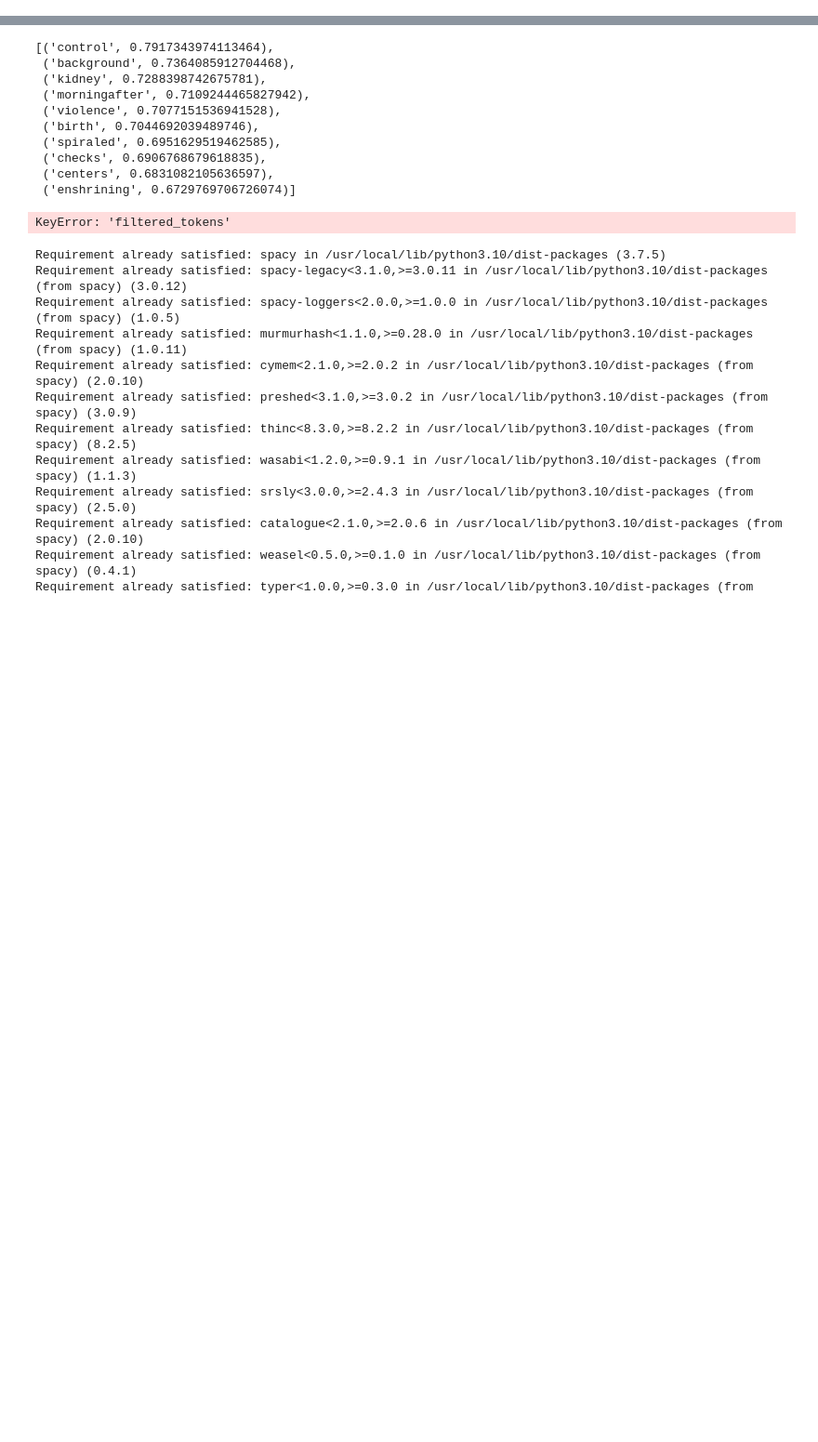
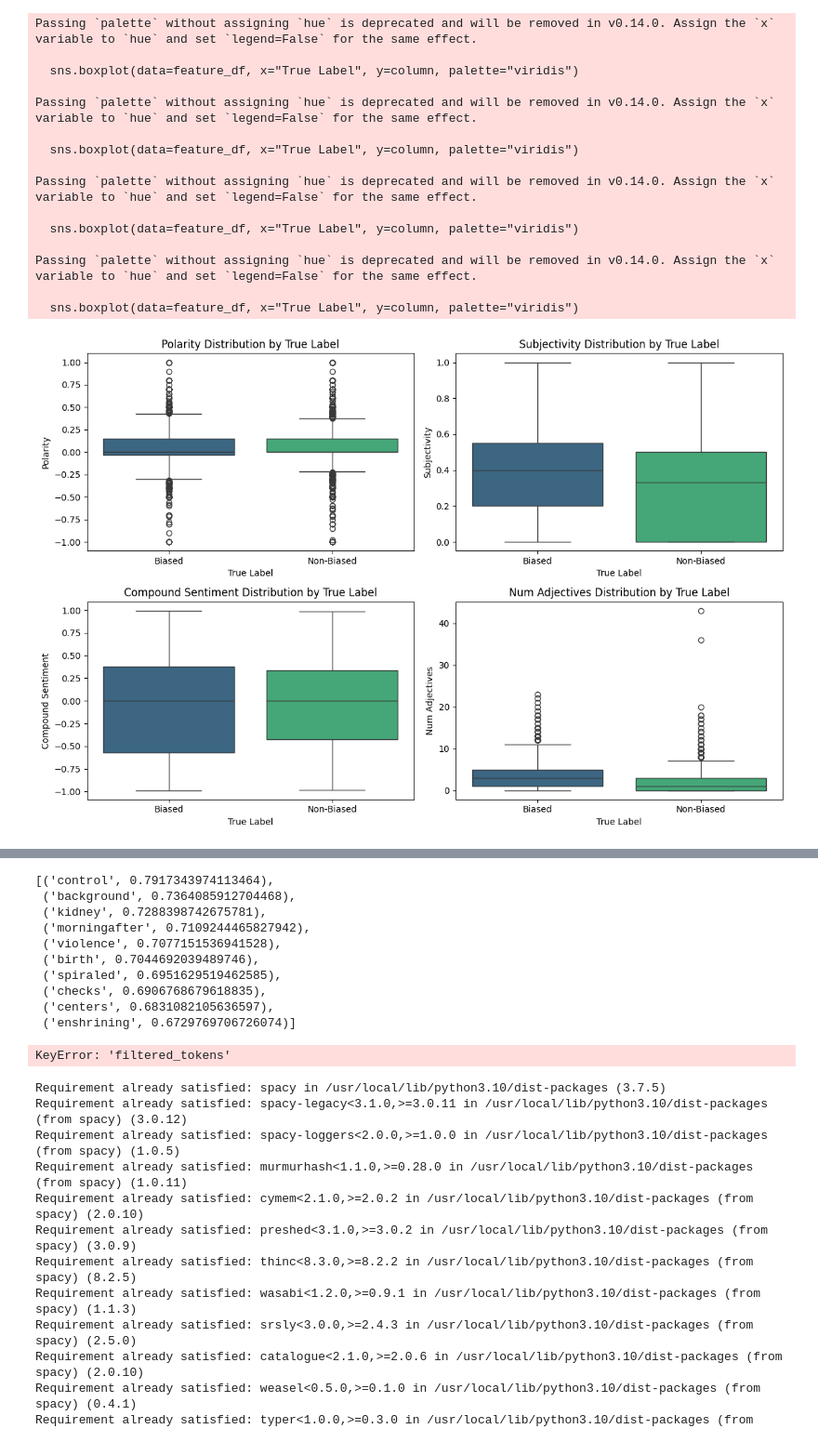
Before and after one commit to MiriamRunde/Qbias, a Jupyter notebook: explore.ipynb, the cells around one changed output, grey strips where cells are left out. Shown at 93% size. Cells and saved outputs as stored; diff of their text form; code cells hidden in the pictures; blank space fills up the shorter version.

```diff
--- a/explore.ipynb
+++ b/explore.ipynb
@@ -278,0 +842,56 @@ plt.show()
+# %%
+from sklearn.cluster import KMeans
+from sklearn.preprocessing import StandardScaler
+import matplotlib.pyplot as plt
+import seaborn as sns
+
+# Standardize the features
+scaler = StandardScaler()
+scaled_features = scaler.fit_transform(feature_df)
+
+# Apply K-Means clustering
+num_clusters = 3  # Define the number of clusters
+kmeans = KMeans(n_clusters=num_clusters, random_state=42)
+cluster_labels = kmeans.fit_predict(scaled_features)
+
+# Add cluster labels to the dataset
+feature_df["Cluster"] = cluster_labels
+eval_texts_with_clusters = eval_texts.to_frame(name="text")
+eval_texts_with_clusters["Cluster"] = cluster_labels
+# %%
+import seaborn as sns
+import matplotlib.pyplot as plt
+
+# Map true labels to human-readable categories
+feature_df["True Label"] = feature_df["True Label"].map({1: "Biased", 0: "Non-Biased"})
+
+# Set up the plotting environment
+plt.figure(figsize=(12, 8))
+
+# Plot each feature
+for i, column in enumerate(["Polarity", "Subjectivity", "Compound Sentiment", "Num Adjectives"], 1):
+    plt.subplot(2, 2, i)  # Arrange subplots in a 2x2 grid
+    sns.boxplot(data=feature_df, x="True Label", y=column, palette="viridis")
+    plt.title(f"{column} Distribution by True Label")
+    plt.xlabel("True Label")
+    plt.ylabel(column)
+
+plt.tight_layout()
+plt.show()
+# %% [output]
+Passing `palette` without assigning `hue` is deprecated and will be removed in v0.14.0. Assign the `x` variable to `hue` and set `legend=False` for the same effect.
+
+  sns.boxplot(data=feature_df, x="True Label", y=column, palette="viridis")
+
+Passing `palette` without assigning `hue` is deprecated and will be removed in v0.14.0. Assign the `x` variable to `hue` and set `legend=False` for the same effect.
+
+  sns.boxplot(data=feature_df, x="True Label", y=column, palette="viridis")
+
+Passing `palette` without assigning `hue` is deprecated and will be removed in v0.14.0. Assign the `x` variable to `hue` and set `legend=False` for the same effect.
+
+  sns.boxplot(data=feature_df, x="True Label", y=column, palette="viridis")
+
+Passing `palette` without assigning `hue` is deprecated and will be removed in v0.14.0. Assign the `x` variable to `hue` and set `legend=False` for the same effect.
+
+  sns.boxplot(data=feature_df, x="True Label", y=column, palette="viridis")
+[figure, added]
```
Also changed, not shown: parts of 34 cells of this notebook.
